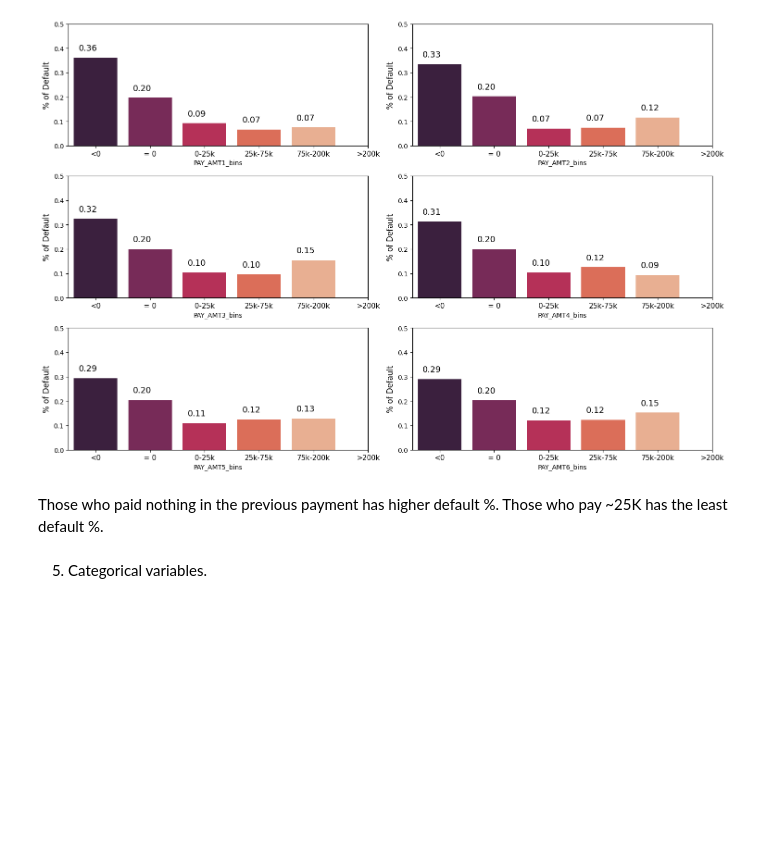
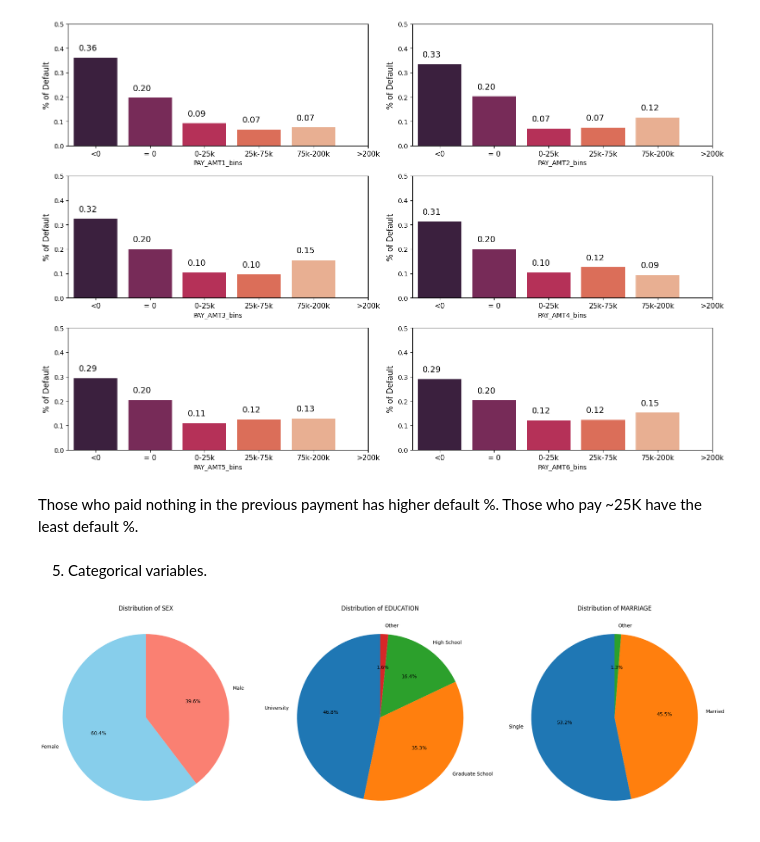
Before and after one commit to minjeoungneev/Default_Credit_Card, a Jupyter notebook: EDA.ipynb, the cells around one changed output. Cells and saved outputs as stored; diff of their text form; code cells hidden in the pictures; blank space fills up the shorter version.

```diff
--- a/EDA.ipynb
+++ b/EDA.ipynb
@@ -440,6 +454,31 @@ plt.show()
 # %% [output]
 [figure]
 # %% [markdown]
-Those who paid nothing in the previous payment has higher default %. Those who pay ~25K has the least default %.
+Those who paid nothing in the previous payment has higher default %. Those who pay ~25K have the least default %.
 # %% [markdown]
 5. Categorical variables.
+# %%
+plt.figure(figsize=(20, 10))
+
+# Pie chart for SEX
+plt.subplot(1, 3, 1)
+sex_counts.plot(kind='pie', autopct='%1.1f%%', startangle=90, colors=['skyblue', 'salmon'], labels=['Female', 'Male'])
+plt.title('Distribution of SEX')
+plt.ylabel('')
+
+# Pie chart for EDUCATION
+plt.subplot(1, 3, 2)
+education_counts.plot(kind='pie', autopct='%1.1f%%', startangle=90, labels=['University', 'Graduate School', 'High School', 'Other'])
+plt.title('Distribution of EDUCATION')
+plt.ylabel('')
+
+# Pie chart for MARRIAGE
+plt.subplot(1, 3, 3)
+marriage_counts.plot(kind='pie', autopct='%1.1f%%', startangle=90, labels=['Single', 'Married', 'Other'])
+plt.title('Distribution of MARRIAGE')
+plt.ylabel('')
+
+plt.tight_layout()
+plt.show()
+# %% [output]
+[figure, added]
```
Also changed, not shown: parts of 4 cells of this notebook.
